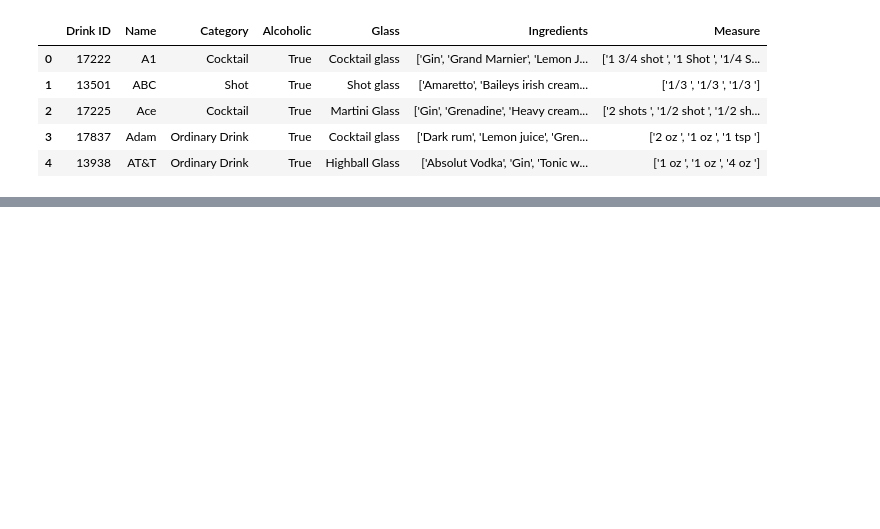
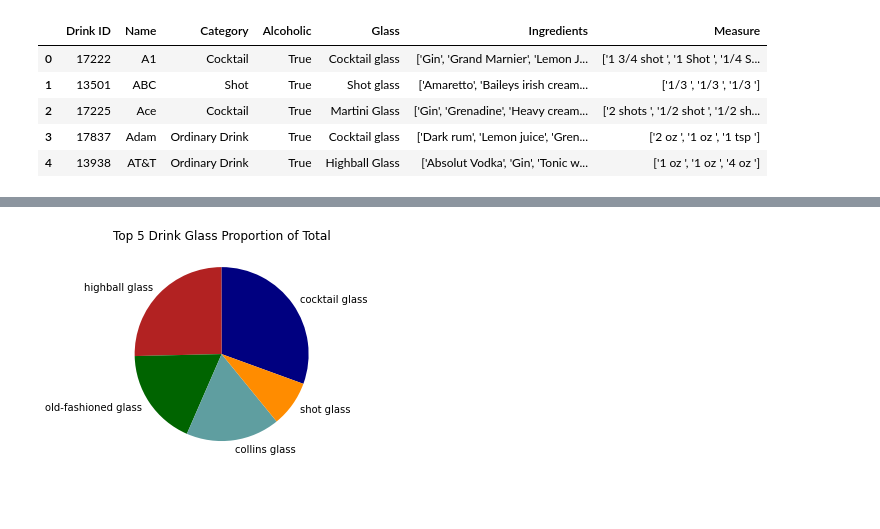
Before and after one commit to ashleep/Project-1_Team-1, a Jupyter notebook: ashleep_glasses.ipynb, the cells around one changed output, grey strips where cells are left out. Cells and saved outputs as stored; diff of their text form; code cells hidden in the pictures; blank space fills up the shorter version.

```diff
--- a/ashleep_glasses.ipynb
+++ b/ashleep_glasses.ipynb
@@ -82,0 +110,4 @@ plt.show()
+# %%
+glasses_top5_df = glasses_df.copy()
+glasses_top5_df = glasses_top5_df.head(5)
+glasses_top5_df
@@ -82,0 +121,12 @@ plt.show()
+# %%
+plt.pie(glasses_top5_df.Count, labels = glasses_top5_df.Glass, startangle =-20, colors=["navy", "firebrick", "darkgreen", "cadetblue", "darkorange"])
+
+
+plt.title("Top 5 Drink Glass Proportion of Total")
+plt.savefig('output_data/Glasses_Top5_Distribution.png')
+
+plt.show()
+# %% [output]
+[figure, added]
+# %% [markdown]
+###
```
Also changed, not shown: parts of 4 cells of this notebook, 4 other files.
